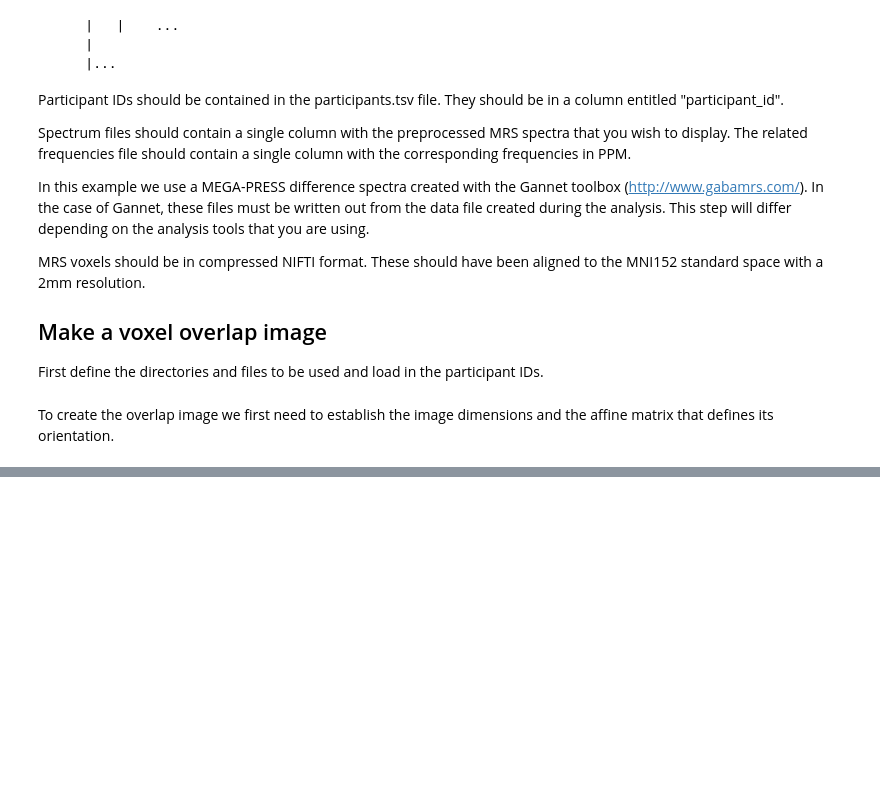
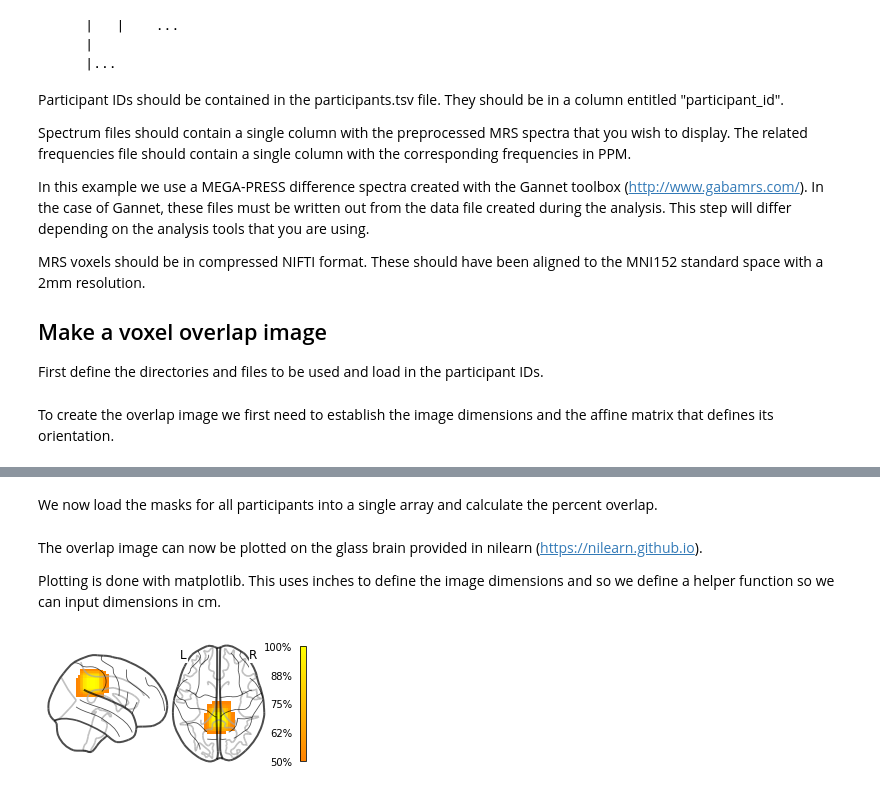
Before and after one commit to nw-duncan/MRS-voxel-plot, a Jupyter notebook: how-to/single-group-walkthrough.ipynb, the cells around one changed output, grey strips where cells are left out. Cells and saved outputs as stored; diff of their text form; code cells hidden in the pictures; blank space fills up the shorter version.

Commit message:
Made single group overlap image

```diff
--- a/how-to/single-group-walkthrough.ipynb
+++ b/how-to/single-group-walkthrough.ipynb
@@ -80,0 +79,48 @@ FileNotFoundError: No such file or no access: '/home/niall/work/MRS-voxel-plot/h
+# %% [markdown]
+We now load the masks for all participants into a single array and calculate the percent overlap.
+# %%
+# Load data
+all_mask_data = np.zeros(np.hstack((n_subs,mask_dims)))
+for i,sub in enumerate(subjects):
+    mask_file = os.path.join(data_dir,'example-data',sub,mask_name)
+    all_mask_data[i,:,:,:] = ni.load(mask_file).get_fdata()
+
+# Calculate the overlap between voxels
+density = np.sum(all_mask_data, axis = 0)
+density = (density/n_subs)*100
+
+# Convert this to nifti image format
+density_map = ni.Nifti1Image(density,mask_aff)
+# %% [markdown]
+The overlap image can now be plotted on the glass brain provided in nilearn (https://nilearn.github.io).
+
+Plotting is done with matplotlib. This uses inches to define the image dimensions and so we define a helper function so we can input dimensions in cm.
+# %%
+import matplotlib.pyplot as plt
+from nilearn import plotting
+from matplotlib import ticker
+
+# cm to inch convertor
+def cm2inch(*tupl):
+    inch = 2.54
+    if isinstance(tupl[0], tuple):
+        return tuple(i/inch for i in tupl[0])
+    else:
+        return tuple(i/inch for i in tupl)
+
+# Define the filename for the image
+fig_file = os.path.join(fig_dir,'voxel-density-map_single-group.png')
+
+# Plot the figure
+fig = plt.figure()
+fig.set_size_inches(cm2inch(12,6)) # width, height
+ax1 = plt.subplot(111)
+plotting.plot_glass_brain(density_map, threshold=0, colorbar=True, axes=ax1, cmap='autumn', display_mode='xz',annotate=False)
+for ax in plt.gcf().axes: # Adjust the colourbar to percentages
+    ax.yaxis.set_major_formatter(ticker.PercentFormatter(1))
+
+# Save the figure
+
+fig.savefig(fig_file,bbox_inches='tight',dpi=300)
+# %% [output]
+[figure, added]
```
Also changed, not shown: parts of 1 cell of this notebook, 1 other file.
